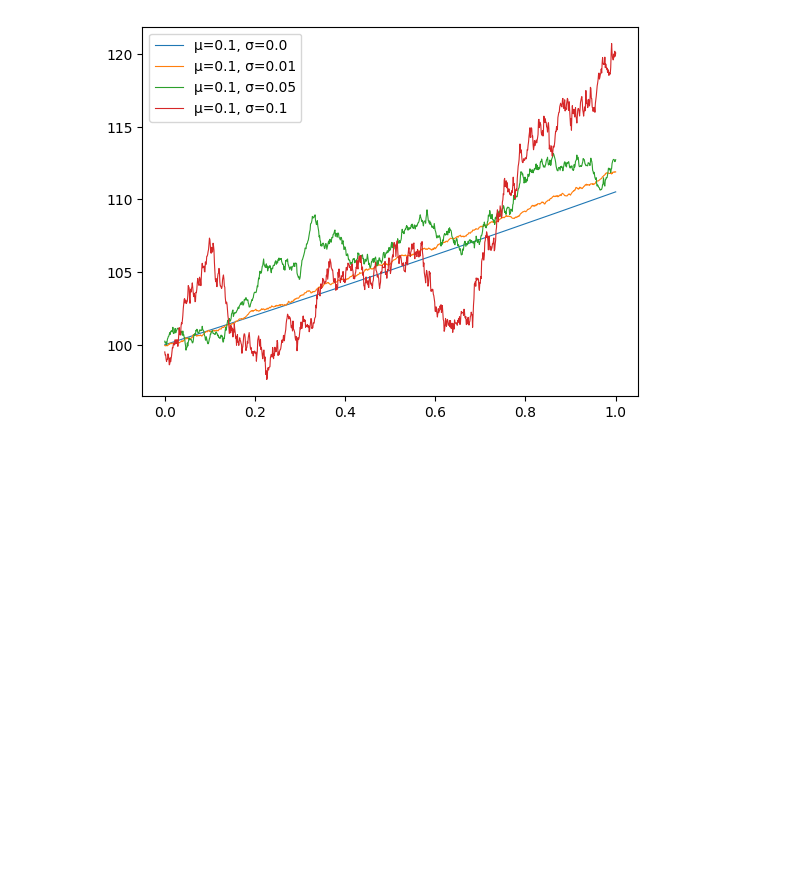
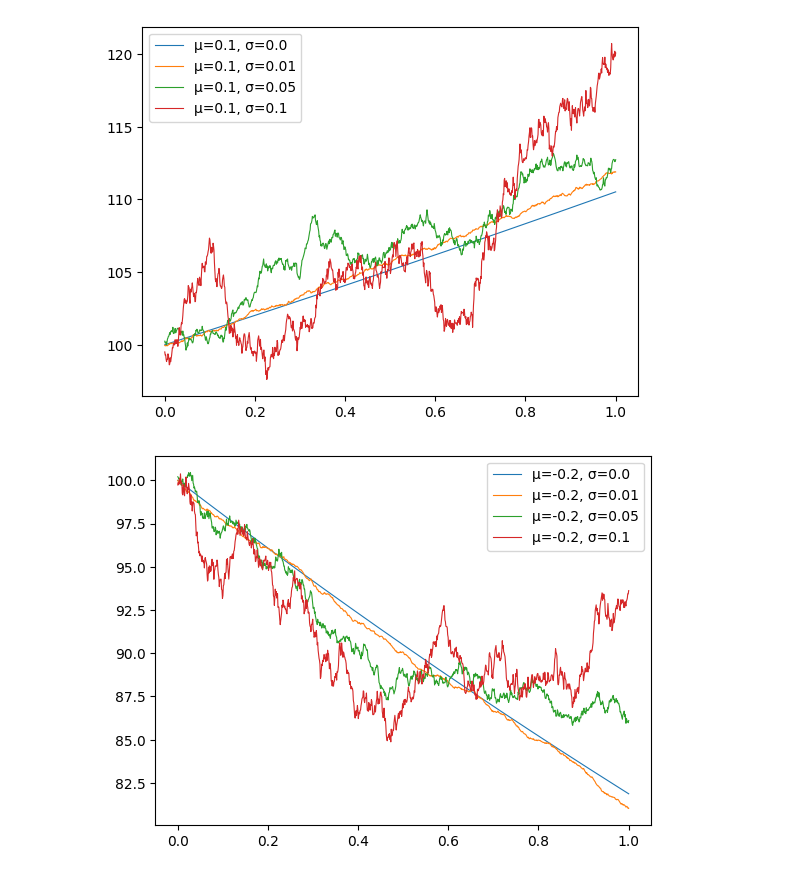
Before and after one commit to will-lynas/MATH0031-financial-mathematics, a Jupyter notebook: notebook.ipynb, the cells around one changed output. Drawn from its saved outputs; the diff is of its cells as text; code cells hidden in the pictures; blank space fills up the shorter version.

```diff
--- a/notebook.ipynb
+++ b/notebook.ipynb
@@ -85,3 +85,12 @@ plt.legend()
 plt.show()
 # %% [output]
 [figure]
+# %%
+gbm(mu=-0.2)
+gbm(mu=-0.2, sigma=0.01)
+gbm(mu=-0.2, sigma=0.05)
+gbm(mu=-0.2, sigma=0.1)
+plt.legend()
+plt.show()
+# %% [output]
+[figure, added]
```
